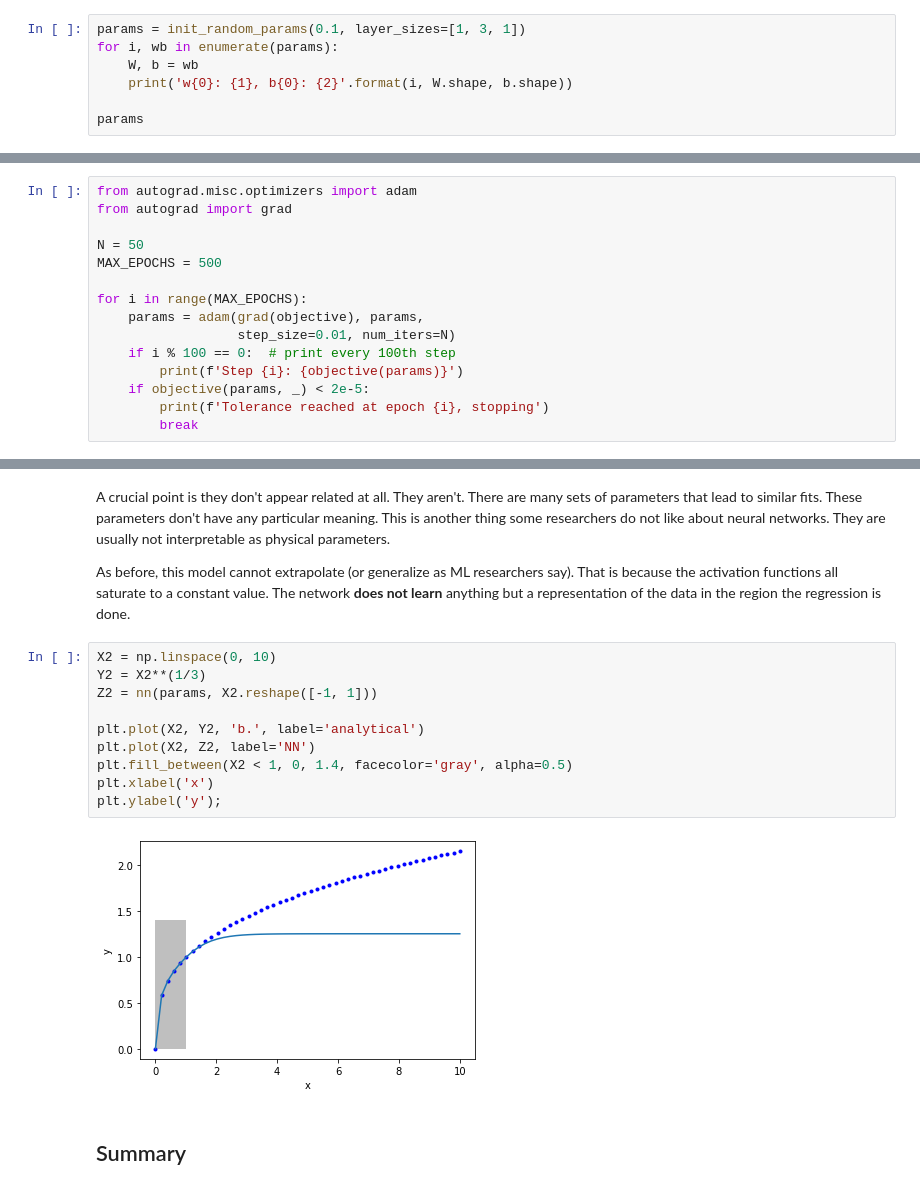
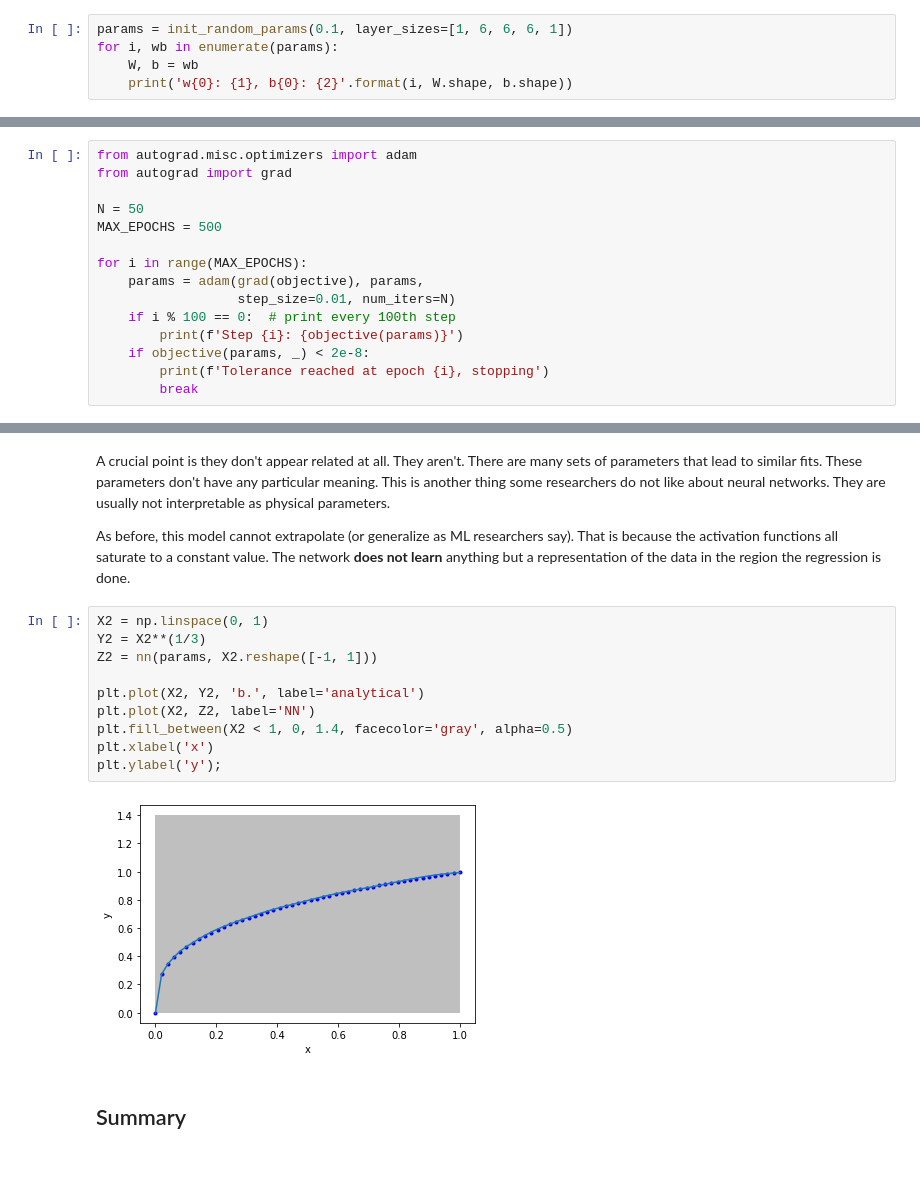
Before and after one commit to jqbond/f19-06623, a Jupyter notebook: lectures/21-machine-learning.ipynb, the cells around one changed output, grey strips where cells are left out. Drawn from its saved outputs; the diff is of its cells as text.

```diff
--- a/lectures/21-machine-learning.ipynb
+++ b/lectures/21-machine-learning.ipynb
@@ -235,10 +232,8 @@ array([[-0.118],
 # %% [markdown]
 To use this, we specify the layer\_sizes, e.g. layer\_sizes=[1, 3, 1] which means one input, 3 neurons in the first layer, and one output.
 # %%
-params = init_random_params(0.1, layer_sizes=[1, 3, 1])
+params = init_random_params(0.1, layer_sizes=[1, 6, 6, 6, 1])
 for i, wb in enumerate(params):
     W, b = wb
     print('w{0}: {1}, b{0}: {2}'.format(i, W.shape, b.shape))
-
-params
 # %% [output]
@@ -274,7 +269,7 @@ for i in range(MAX_EPOCHS):
                   step_size=0.01, num_iters=N)
     if i % 100 == 0:  # print every 100th step
         print(f'Step {i}: {objective(params)}')
-    if objective(params, _) < 2e-5:
+    if objective(params, _) < 2e-8:
         print(f'Tolerance reached at epoch {i}, stopping')
         break
 # %% [output]
@@ -301,17 +308,17 @@ A crucial point is they don't appear related at all. They aren't. There are many
 
 As before, this model cannot extrapolate (or generalize as ML researchers say). That is because the activation functions all saturate to a constant value. The network **does not learn** anything but a representation of the data in the region the regression is done.
 # %%
-X2 = np.linspace(0, 10)
+X2 = np.linspace(0, 1)
 Y2 = X2**(1/3)
 Z2 = nn(params, X2.reshape([-1, 1]))
 
 plt.plot(X2, Y2, 'b.', label='analytical')
 plt.plot(X2, Z2, label='NN')
 plt.fill_between(X2 < 1, 0, 1.4, facecolor='gray', alpha=0.5)
 plt.xlabel('x')
 plt.ylabel('y');
 # %% [output]
-[figure, old version]
+[figure, new version]
 # %% [markdown]
 ## Summary
 # %% [markdown]
```
Also changed, not shown: parts of 10 cells of this notebook, 1 other file.
